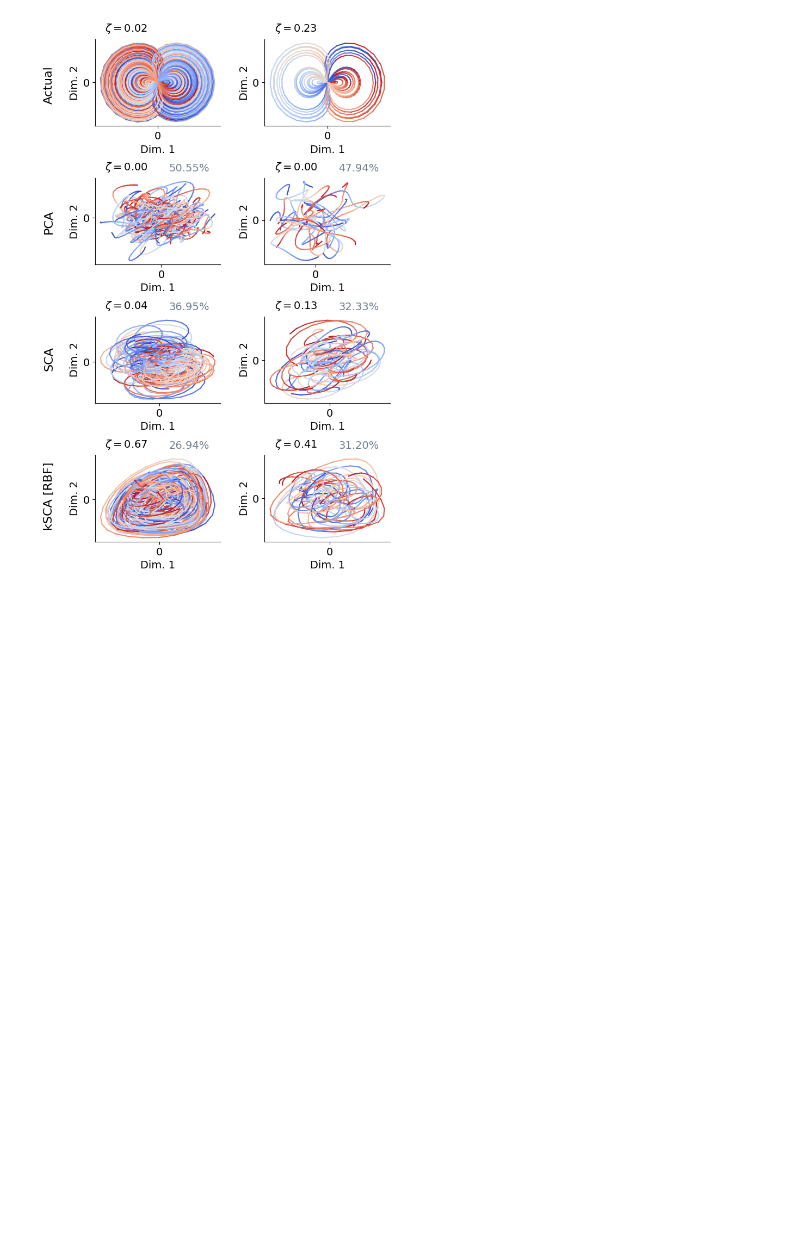
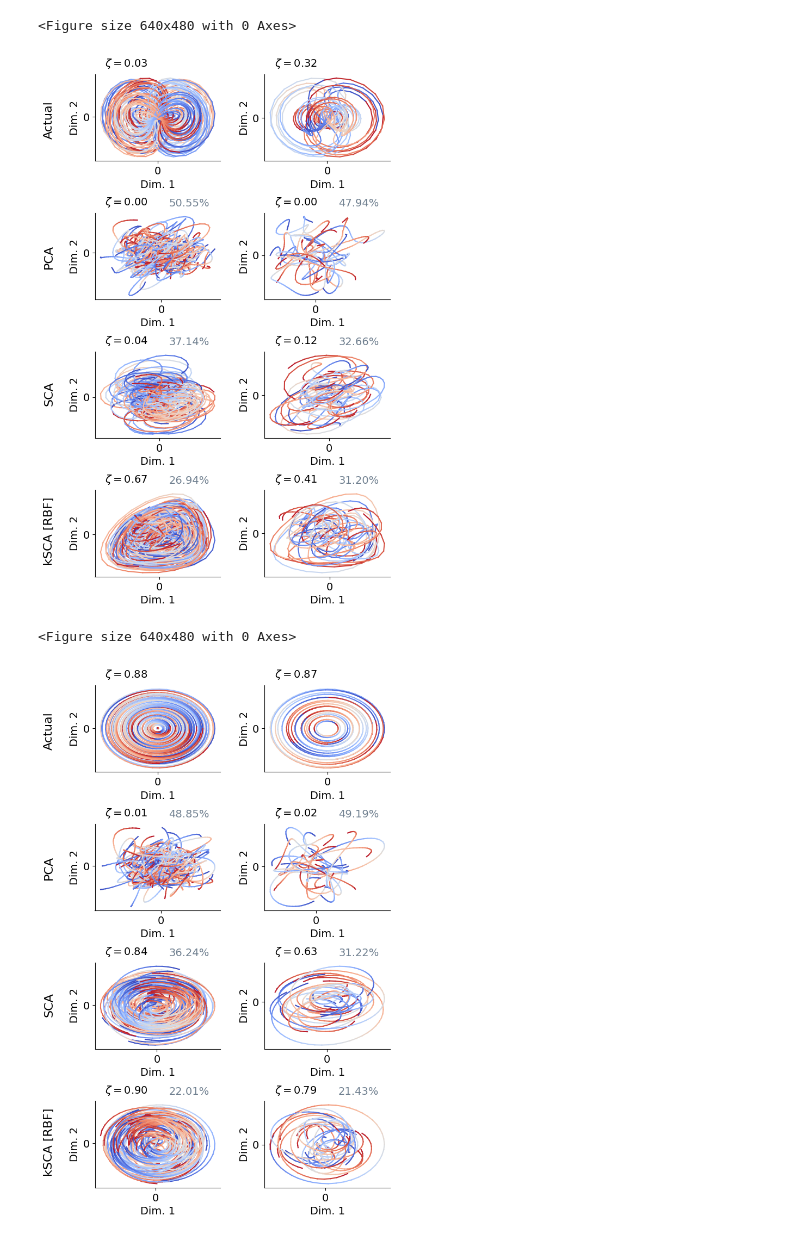
Before and after one commit to ArielleRosinski/SCA_project, a Jupyter notebook: Figures/toy_dataset_figure.ipynb, the cells around one changed output. Drawn from its saved outputs; the diff is of its cells as text; code cells hidden in the pictures; blank space fills up the shorter version.

```diff
--- a/Figures/toy_dataset_figure.ipynb
+++ b/Figures/toy_dataset_figure.ipynb
@@ -38,10 +38,10 @@ PCA_files_infty= [
 
 
 SCA_files_infty = [
-    f'{main_path}/infty/linear/Y_train_sigma0.75_l20.1.npy',
-    f'{main_path}/infty/linear/Y_test_sigma0.75_l20.1.npy',
-    f'{main_path}/infty/linear/ls_loss_sigma0.75_l20.1.npy',
-    f'{main_path}/infty/linear/U_sigma0.75_l20.1.npy'
+    f'{main_path}/infty_2/linear/Y_train_sigma0.75_l20.1.npy',
+    f'{main_path}/infty_2/linear/Y_test_sigma0.75_l20.1.npy',
+    f'{main_path}/infty_2/linear/ls_loss_sigma0.75_l20.1.npy',
+    f'{main_path}/infty_2/linear/U_sigma0.75_l20.1.npy'
 ]
 
 kSCA_SE_files_infty = [
@@ -115,10 +115,10 @@ SCA_files_particle = [
 ]
 
 kSCA_SE_files_particle = [
-    f'{main_path}/particle/gaussian/Y_train_sigma1.25_l20.1.npy',
-    f'{main_path}/particle/gaussian/Y_test_sigma1.25_l20.1.npy',
-    f'{main_path}/particle/gaussian/ls_loss_sigma1.25_l20.1.npy',
-    f'{main_path}/particle/gaussian/params_sigma1.25_l20.1.npy'
+    f'{main_path}/particle_2/gaussian/Y_train_sigma1.25_l20.1.npy',
+    f'{main_path}/particle_2/gaussian/Y_test_sigma1.25_l20.1.npy',
+    f'{main_path}/particle_2/gaussian/ls_loss_sigma1.25_l20.1.npy',
+    f'{main_path}/particle_2/gaussian/params_sigma1.25_l20.1.npy'
 ]
 
 
@@ -291,8 +291,8 @@ def get_toy_plot_1(gt_files, SCA_files, PCA_files, kSCA_SE_files = None, kSCA_RQ
     X_train_full = np.load(gt_files[-2])
     X_test_full = np.load(gt_files[-1])
     if oneD == False:
-        plot_2D(axes[0, 0], X_train, gt=True)       #center
-        plot_2D(axes[0, 1], X_test, gt = True)
+        plot_2D(axes[0, 0], center(X_train), gt=True)       #center
+        plot_2D(axes[0, 1], center(X_test), gt = True)
     else:
         plot_1D(axes[0, 0], X_train)
         plot_1D(axes[0, 1], X_test)
@@ -339,40 +339,43 @@ def get_toy_plot_1(gt_files, SCA_files, PCA_files, kSCA_SE_files = None, kSCA_RQ
 
     for row in axes:
         for ax in row:
             ax.spines['top'].set_visible(False)
             ax.spines['right'].set_visible(False)
             ax.tick_params(axis='both', which='major', labelsize=fontsize)
 
     text_pos = -0.01 if not loss else 0.02
     fig.text(0.05, 0.9, id, va='center', rotation='horizontal', fontsize=fontsize_big, fontweight='bold')
     if ksca == False:
         fig.text(0.05, 0.78, 'Actual', va='center', rotation='vertical', fontsize=fontsize_big)
         fig.text(0.05, 0.495, 'PCA', va='center', rotation='vertical', fontsize=fontsize_big)
         fig.text(0.05, 0.21, 'SCA', va='center', rotation='vertical', fontsize=fontsize_big)
     else:
         if ksca_full ==True:
             fig.text(text_pos, 0.82, 'Actual', va='center', rotation='vertical', fontsize=fontsize_big)
             fig.text(text_pos, 0.655, 'PCA', va='center', rotation='vertical', fontsize=fontsize_big)
             fig.text(text_pos, 0.495, 'SCA', va='center', rotation='vertical', fontsize=fontsize_big)
             fig.text(text_pos, 0.33, 'kSCA [RBF]', va='center', rotation='vertical', fontsize=fontsize_big)
             fig.text(text_pos, 0.17, 'kSCA [RQ]', va='center', rotation='vertical', fontsize=fontsize_big)
         else:
             fig.text(text_pos, 0.81, 'Actual', va='center', rotation='vertical', fontsize=fontsize_big)
             fig.text(text_pos, 0.60, 'PCA', va='center', rotation='vertical', fontsize=fontsize_big)
             fig.text(text_pos, 0.39, 'SCA', va='center', rotation='vertical', fontsize=fontsize_big)
             fig.text(text_pos, 0.18, 'kSCA [RBF]', va='center', rotation='vertical', fontsize=fontsize_big)
     plt.subplots_adjust(wspace=0.35, hspace=0.6)
 
 
 get_toy_plot_1(gt_files_infty, SCA_files_infty, PCA_files_infty, kSCA_SE_files_infty, kSCA_RQ_files_infty, id='', ksca=True, ksca_full=False)
-#plt.figure()
-#get_toy_plot_1(gt_files_rotation, SCA_files_rotation, PCA_files_rotation, kSCA_SE_files_rotation, kSCA_RQ_files_rotation, id='', ksca=True, ksca_full=False)
-# plt.figure()
-# get_toy_plot_1(gt_files_particle, SCA_files_particle, PCA_files_particle, kSCA_SE_files_particle, kSCA_RQ_files_particle, id='', ksca=True, ksca_full=False)
-# plt.figure()
-# get_toy_plot_1(gt_files_vdp, SCA_files_vdp, PCA_files_vdp, kSCA_SE_files_vdp, kSCA_RQ_files_vdp, id='a', ksca=True, ksca_full=False)
-# plt.figure()
-# get_toy_plot_1(gt_files_duffing, SCA_files_duffing, PCA_files_duffing, kSCA_SE_files_duffing, kSCA_RQ_files_duffing, id='b', ksca=True, ksca_full=False)
-# plt.figure()
+plt.figure()
+get_toy_plot_1(gt_files_rotation, SCA_files_rotation, PCA_files_rotation, kSCA_SE_files_rotation, kSCA_RQ_files_rotation, id='', ksca=True, ksca_full=False)
+plt.figure()
+get_toy_plot_1(gt_files_particle, SCA_files_particle, PCA_files_particle, kSCA_SE_files_particle, kSCA_RQ_files_particle, id='', ksca=True, ksca_full=False)
+plt.figure()
+get_toy_plot_1(gt_files_vdp, SCA_files_vdp, PCA_files_vdp, kSCA_SE_files_vdp, kSCA_RQ_files_vdp, id='a', ksca=True, ksca_full=False)
+plt.figure()
+get_toy_plot_1(gt_files_duffing, SCA_files_duffing, PCA_files_duffing, kSCA_SE_files_duffing, kSCA_RQ_files_duffing, id='b', ksca=True, ksca_full=False)
+plt.figure()
 # %% [output]
+<Figure size 640x480 with 0 Axes>
-[figure, old version]
+[figure, new version]
+<Figure size 640x480 with 0 Axes>
+[figure, added]
```
Also changed, not shown: parts of 1 cell of this notebook, 8 other files.
